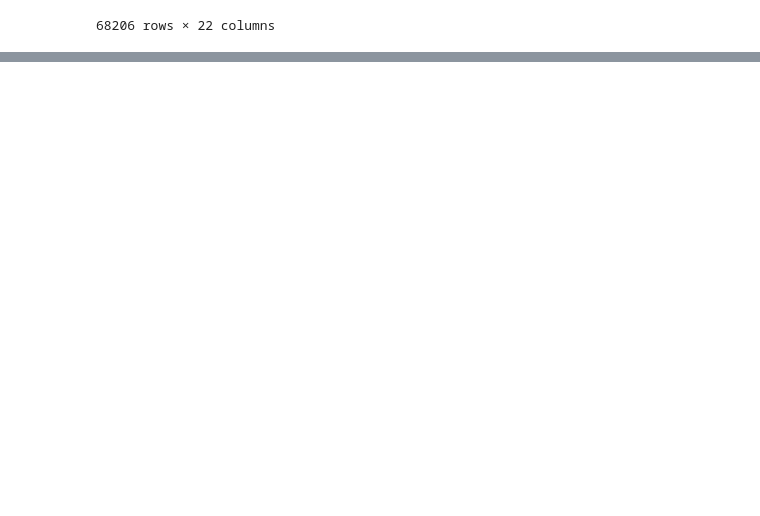
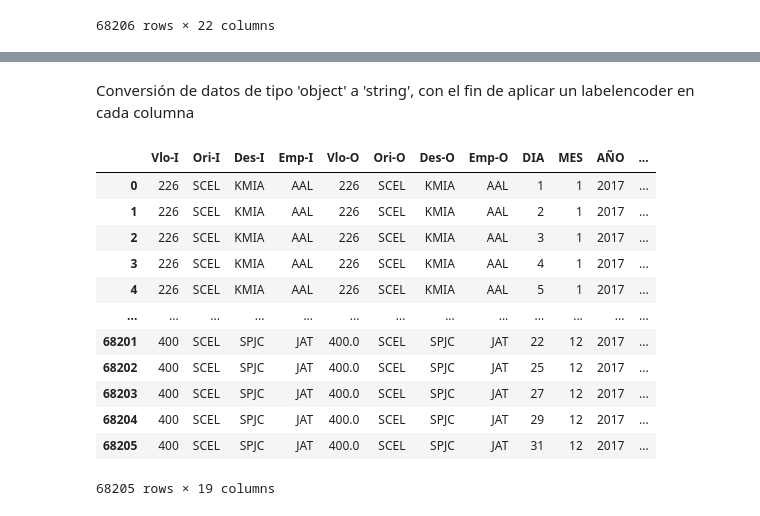
Before and after one commit to mario-97/Challenge_DataScientist, a Jupyter notebook: solution.ipynb, the cells around one changed output, grey strips where cells are left out. Saved outputs shown, nothing was run; the diff lists cells and outputs as text; code cells hidden in the pictures; blank space fills up the shorter version.

```diff
--- a/solution.ipynb
+++ b/solution.ipynb
@@ -311,0 +290,2 @@ synthetic_features # mostrar
+# %%
+tasas_atraso = dataset_SCL[['SIGLADES', 'OPERA', 'MES', 'DIANOM', 'temporada_alta', 'TIPOVUELO', 'atraso_15']]
@@ -311,0 +326,14 @@ synthetic_features # mostrar
+# %%
+# INICIO BLOQUE DE CODIGO DE COMPROBACION DE PORCENTAJES
+evaluar = 'TIPOVUELO'
+freq_tasa = tasas_atraso.groupby(['atraso_15', evaluar]).size() # tasa de atraso y no atrasados por cada dia de la semana
+
+freq_total = tasas_atraso.groupby([evaluar]).size() # dias totales
+print("Numero total de vuelos(por "+evaluar+"): ")
+print(freq_total)
+print("Numero de vuelos con atraso(por "+evaluar+"): ")
+print(freq_tasa[1]) # solo vuelvos atrasados(1) por dia
+
+for i in range(freq_total.shape[0]):
+  print("porcentaje de vuelos atrasados: "+str(freq_tasa[1][i]*100/freq_total[i])+"%")
+# FIN CODIGO DE COMPROBACION DE PORCENTAJES
@@ -311,0 +377,40 @@ synthetic_features # mostrar
+# %%
+import numpy as np
+import matplotlib.pyplot as plt
+
+from sklearn import svm, datasets
+from sklearn.model_selection import train_test_split
+from sklearn.metrics import ConfusionMatrixDisplay
+
+# Eliminar filas con valores nulos
+for i in dataset_SCL.columns.values: # se lee cada columna, en donde se encuentre un valor nulo, elimina toda la fila
+  dataset_SCL = dataset_SCL.dropna(subset=[i])
+# --------------------------------
+
+y = dataset_SCL['atraso_15']
+X = dataset_SCL.drop(['atraso_15'], axis=1)
+X = X.drop(['Fecha-I'], axis=1)
+X = X.drop(['Fecha-O'], axis=1)
+class_names = X.columns.values
+# %% [markdown]
+Conversión de datos de tipo 'object' a 'string', con el fin de aplicar un labelencoder en cada columna
+# %%
+for i in class_names:
+  tipo = X[i].dtype
+  if tipo == "object":
+    X[i] = X[i].astype('string') # CONVERTIR TIPOS DE DATOS 'OBJECT' A 'STRING'
+X
+# %% [output]
+|  | Vlo-I | Ori-I | Des-I | Emp-I | Vlo-O | Ori-O | Des-O | Emp-O | DIA | MES | AÑO | ... |
+| 0 | 226 | SCEL | KMIA | AAL | 226 | SCEL | KMIA | AAL | 1 | 1 | 2017 | ... |
+| 1 | 226 | SCEL | KMIA | AAL | 226 | SCEL | KMIA | AAL | 2 | 1 | 2017 | ... |
+| 2 | 226 | SCEL | KMIA | AAL | 226 | SCEL | KMIA | AAL | 3 | 1 | 2017 | ... |
+| 3 | 226 | SCEL | KMIA | AAL | 226 | SCEL | KMIA | AAL | 4 | 1 | 2017 | ... |
+| 4 | 226 | SCEL | KMIA | AAL | 226 | SCEL | KMIA | AAL | 5 | 1 | 2017 | ... |
+| ... | ... | ... | ... | ... | ... | ... | ... | ... | ... | ... | ... | ... |
+| 68201 | 400 | SCEL | SPJC | JAT | 400.0 | SCEL | SPJC | JAT | 22 | 12 | 2017 | ... |
+| 68202 | 400 | SCEL | SPJC | JAT | 400.0 | SCEL | SPJC | JAT | 25 | 12 | 2017 | ... |
+| 68203 | 400 | SCEL | SPJC | JAT | 400.0 | SCEL | SPJC | JAT | 27 | 12 | 2017 | ... |
+| 68204 | 400 | SCEL | SPJC | JAT | 400.0 | SCEL | SPJC | JAT | 29 | 12 | 2017 | ... |
+| 68205 | 400 | SCEL | SPJC | JAT | 400.0 | SCEL | SPJC | JAT | 31 | 12 | 2017 | ... |
+68205 rows × 19 columns
```
Also changed, not shown: parts of 58 cells of this notebook.
